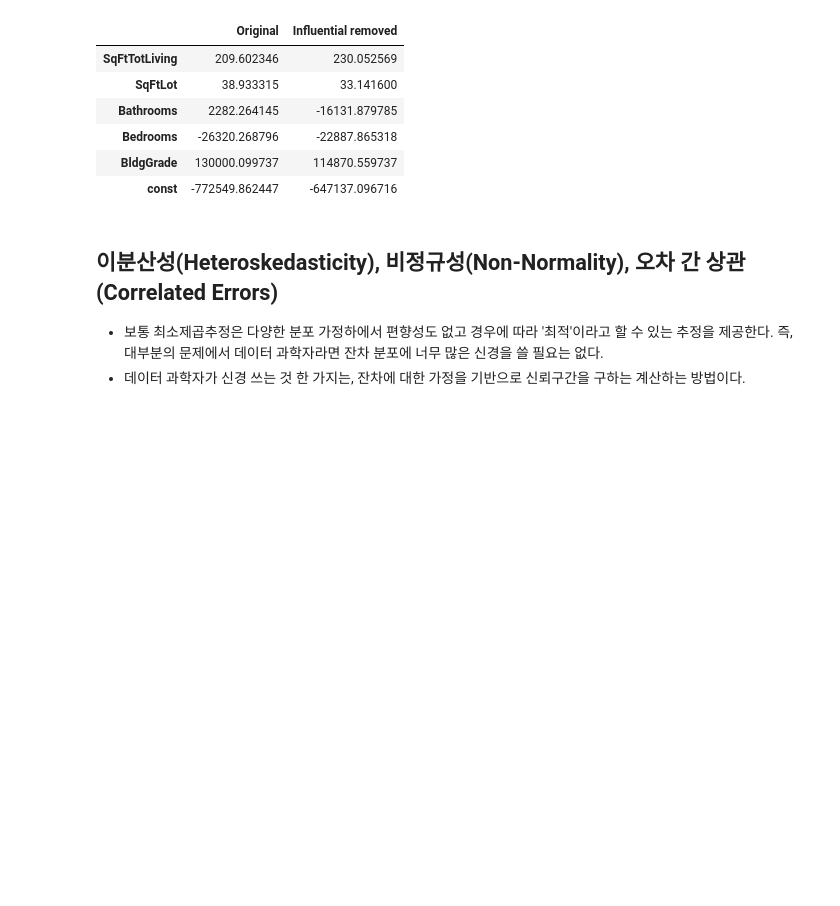
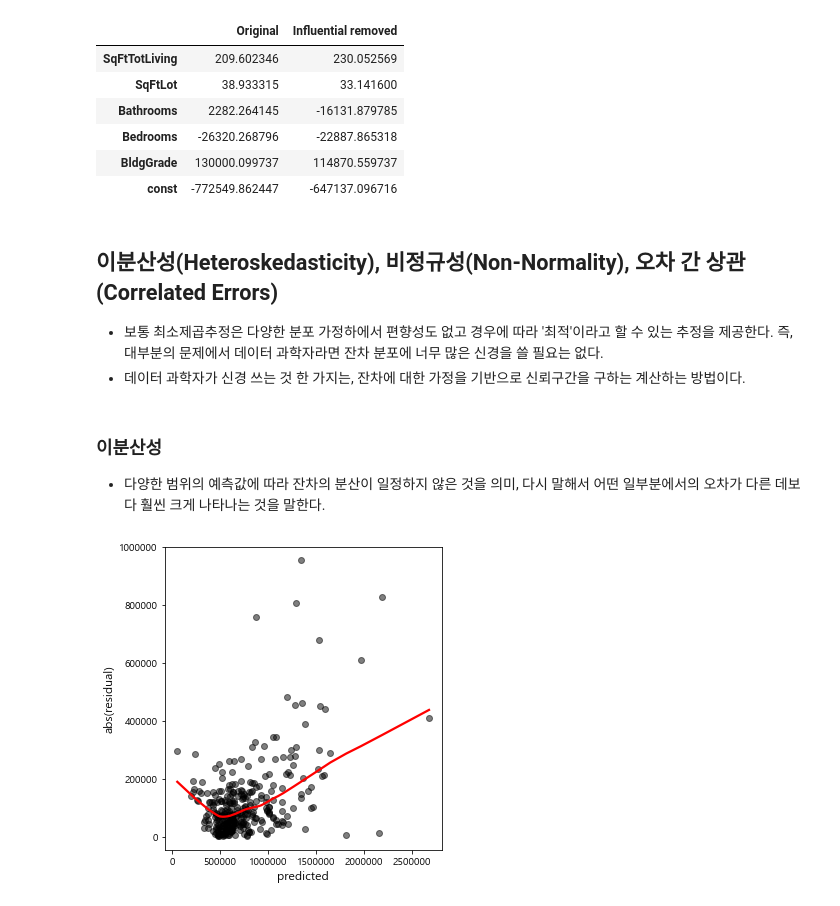
Before and after one commit to uk1996/Statistics, a Jupyter notebook: 회귀와 예측/06. 회귀진단.ipynb, the cells around one changed output. Saved outputs shown, nothing was run; the diff lists cells and outputs as text; code cells hidden in the pictures; blank space fills up the shorter version.

```diff
--- a/회귀와 예측/06. 회귀진단.ipynb
+++ b/회귀와 예측/06. 회귀진단.ipynb
@@ -210,3 +211,24 @@ pd.DataFrame({
 ## 이분산성(Heteroskedasticity), 비정규성(Non-Normality), 오차 간 상관(Correlated Errors)
 - 보통 최소제곱추정은 다양한 분포 가정하에서 편향성도 없고 경우에 따라 '최적'이라고 할 수 있는 추정을 제공한다. 즉, 대부분의 문제에서 데이터 과학자라면 잔차 분포에 너무 많은 신경을 쓸 필요는 없다.
 - 데이터 과학자가 신경 쓰는 것 한 가지는, 잔차에 대한 가정을 기반으로 신뢰구간을 구하는 계산하는 방법이다.
+# %% [markdown]
+### 이분산성
+- 다양한 범위의 예측값에 따라 잔차의 분산이 일정하지 않은 것을 의미, 다시 말해서 어떤 일부분에서의 오차가 다른 데보다 훨씬 크게 나타나는 것을 말한다.
+# %%
+fig, ax = plt.subplots(figsize=(5, 5))
+sns.regplot(x=result_98105.fittedvalues, y= np.abs(result_98105.resid),
+           scatter_kws={'alpha':0.5, 'color':'black'},
+           line_kws={'color':'red'},
+           lowess=True, ax=ax)
+ax.ticklabel_format(style='plain')
+ax.set_xlabel('predicted', fontsize=12)
+ax.set_ylabel('abs(residual)', fontsize=12)
+
+fig.tight_layout()
+plt.show()
+
+# 잔차의 분산은 고가의 주택일수록 증가하는 경향이 있다. 가격이 낮은 주택의 경우에도 마찬가지로 큰 편이다. 가격이 낮은 주택의 경우에도 마찬가지로 큰편이다
+# => 회귀모형 lm_98105는 이분산성 오차를 갖고 있다고 볼 수 있다.
+# => 회귀모형이 가격이 너무 높거나 낮은 주택에 대해서는 잘 설명하지 못한다는 것을 나타낸다.
+# %% [output]
+[figure, added]
```
Also changed, not shown: parts of 6 cells of this notebook.
